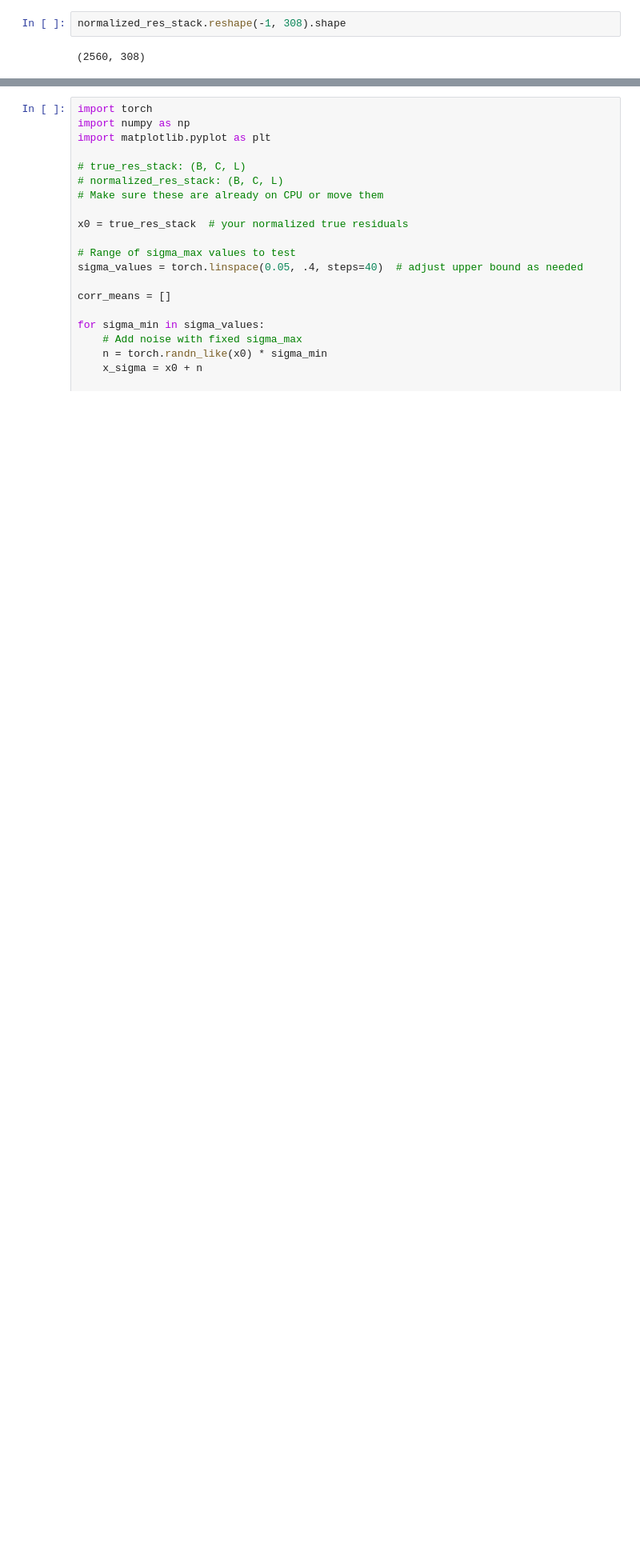
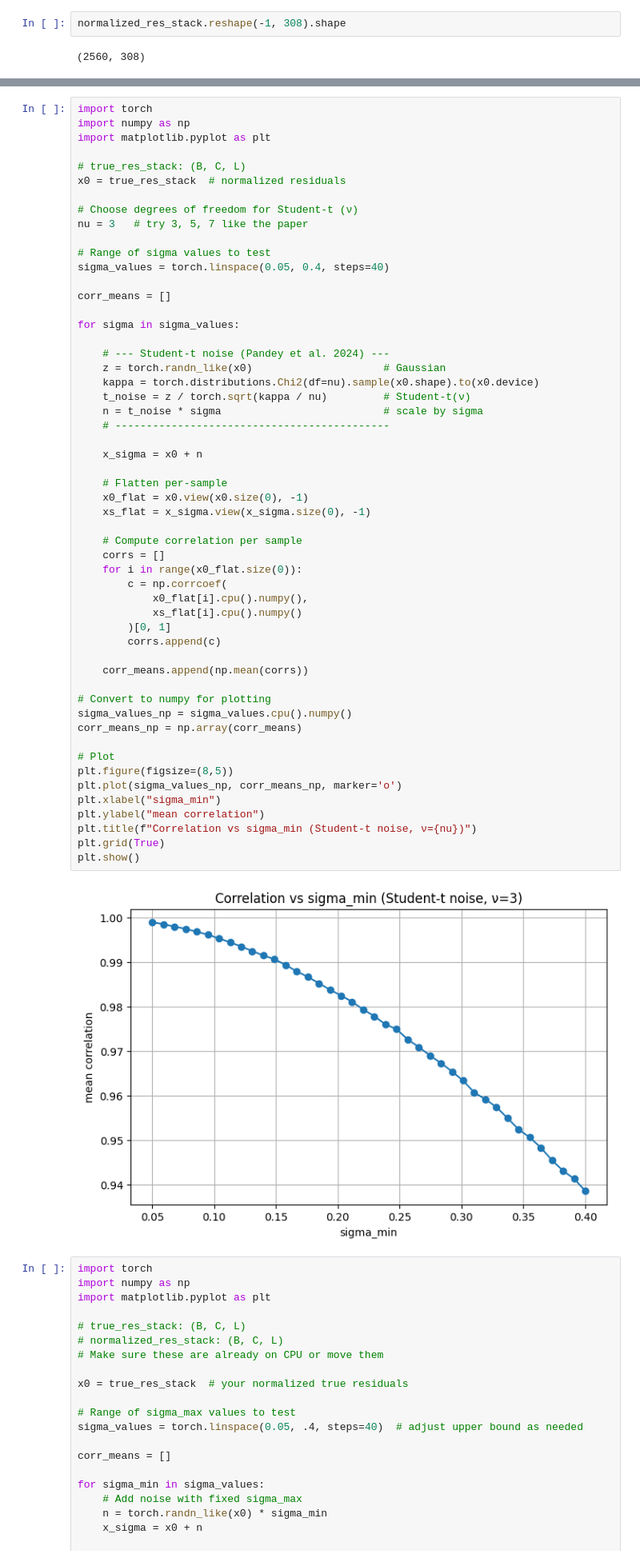
Before and after one commit to katherinefrields/climsim-kaggle-edition, a Jupyter notebook: evaluation/offline/NoiseCalibration.ipynb, the cells around one changed output, grey strips where cells are left out. Shown at 80% size. Saved outputs shown, nothing was run; the diff lists cells and outputs as text; blank space fills up the shorter version.

```diff
--- a/evaluation/offline/NoiseCalibration.ipynb
+++ b/evaluation/offline/NoiseCalibration.ipynb
@@ -205,3 +205,59 @@ true_res_stack = joint_model.reshape_target(torch.tensor(true_res_stack_reshaped
+# %%
+import torch
+import numpy as np
+import matplotlib.pyplot as plt
+
+# true_res_stack: (B, C, L)
+x0 = true_res_stack  # normalized residuals
+
+# Choose degrees of freedom for Student-t (ν)
+nu = 3   # try 3, 5, 7 like the paper
+
+# Range of sigma values to test
+sigma_values = torch.linspace(0.05, 0.4, steps=40)
+
+corr_means = []
+
+for sigma in sigma_values:
+
+    # --- Student-t noise (Pandey et al. 2024) ---
+    z = torch.randn_like(x0)                     # Gaussian
+    kappa = torch.distributions.Chi2(df=nu).sample(x0.shape).to(x0.device)
+    t_noise = z / torch.sqrt(kappa / nu)         # Student-t(ν)
+    n = t_noise * sigma                          # scale by sigma
+    # --------------------------------------------
+
+    x_sigma = x0 + n
+
+    # Flatten per-sample
+    x0_flat = x0.view(x0.size(0), -1)
+    xs_flat = x_sigma.view(x_sigma.size(0), -1)
+
+    # Compute correlation per sample
+    corrs = []
+    for i in range(x0_flat.size(0)):
+        c = np.corrcoef(
+            x0_flat[i].cpu().numpy(),
+            xs_flat[i].cpu().numpy()
+        )[0, 1]
+        corrs.append(c)
+
+    corr_means.append(np.mean(corrs))
+
+# Convert to numpy for plotting
+sigma_values_np = sigma_values.cpu().numpy()
+corr_means_np = np.array(corr_means)
+
+# Plot
+plt.figure(figsize=(8,5))
+plt.plot(sigma_values_np, corr_means_np, marker='o')
+plt.xlabel("sigma_min")
+plt.ylabel("mean correlation")
+plt.title(f"Correlation vs sigma_min (Student-t noise, ν={nu})")
+plt.grid(True)
+plt.show()
+# %% [output]
+[figure, added]
 # %%
 import torch
 import numpy as np
```
Also changed, not shown: parts of 5 cells of this notebook, 1 other file.
